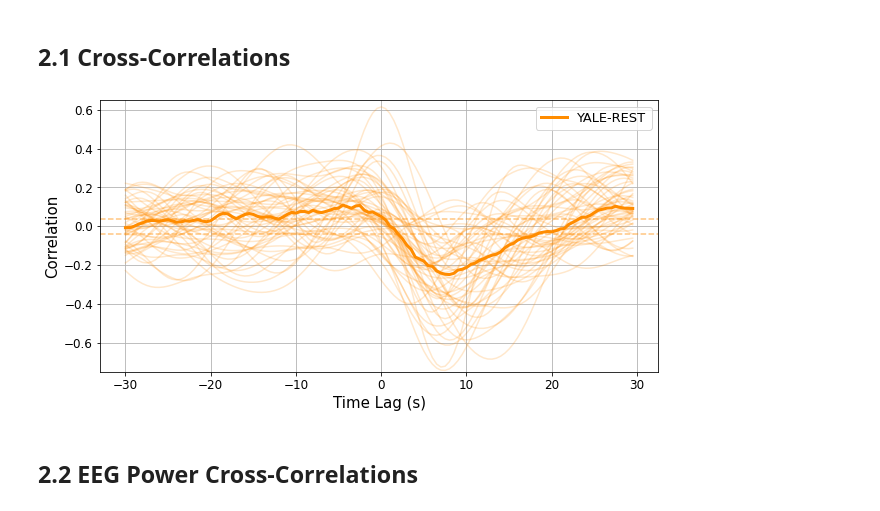
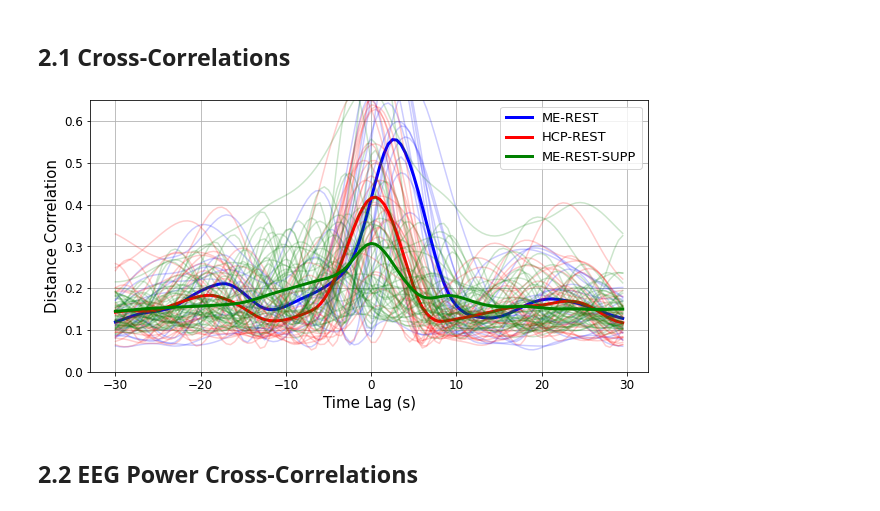
Before and after one commit to tsb46/fmri_arousal, a Jupyter notebook: analysis.ipynb, the cells around one changed output. Saved outputs shown, nothing was run; the diff lists cells and outputs as text; code cells hidden in the pictures.

```diff
--- a/analysis.ipynb
+++ b/analysis.ipynb
@@ -166,19 +162,21 @@ physio_label_dict = {
 # %%
 ## Choose:
 # Electrophysio Signals: PPG_LOW_NK, RESP_RVT_NK, PPG_HR_NK, PPG_PEAK_AMP, Alpha, Infraslow, csf, pupil
-e_signal = 'pupil'
+e_signal = 'csf'
 
 # dataset = ['chang', 'hcp', 'spreng', 'yale']
-datasets = ['yale']
+datasets = ['chang', 'hcp', 'spreng']
 
 
 # select time series similarity function ('correlation' or 'distance_correlation')
-corr_func = 'correlation'
+corr_func = 'distance_correlation'
 
 # set permutation parameters
-permute=True
+permute=False
 n_perm=100
-##
+
+# Max number of samples to display in cross-correlation plot
+n_max = 50
 
 fig, ax = plt.subplots(1,1, figsize=(10,5))
 
@@ -204,7 +202,6 @@ cc_len_dict = {
 
 # Create permutations
 if permute:
-    perm_vec =  {d: np.random.randint(-len_dict[d],len_dict[d], n_perm) for d in datasets}
     permute_cc = {d: [] for d in datasets}
 
 # create time series similarity function
@@ -226,17 +223,17 @@ for d in datasets:
     data_load = data_load_dict[d]
     for i in range(subj_list.shape[0]):
         # Load Subject
-        if d in ['chang','yale']:
+        if d in ['chang','spreng', 'yale']:
             if d == 'chang':
                 subj, scan = int(subj_list.iloc[i]['subject']), int(subj_list.iloc[i]['scan'])
+            elif d == 'spreng':
+                subj, scan = subj_list.iloc[i]['subject'], subj_list.iloc[i]['scan']
             elif d == 'yale':
                 subj, scan = subj_list.iloc[i]['subject'], int(subj_list.iloc[i]['scan'])
-            df = data_load(subj, scan, pca_dict[d][0][f'{subj}_{scan}'],
-                           pca_dict[d][1][f'{subj}_{scan}'], sf_dict[d])
+            df = data_load(subj, scan, pca_dict[d][f'{subj}_{scan}'], sf_dict[d])
         else:
             subj = subj_list.iloc[i]['subject']
-            df = data_load(subj, pca_dict[d][0][f'{subj}'],
-                           pca_dict[d][1][f'{subj}'], sf_dict[d])
+            df = data_load(subj, pca_dict[d][f'{subj}'], sf_dict[d])
         # Compute cross-correlation
         cc_list = ts_sim(df['pc1'].values, df[e_signal].values, cc_len_dict[d])
         f_interp = interp1d(cc_list[0]*(1/sf_dict[d]), cc_list[1], kind='cubic')
@@ -244,42 +241,42 @@ for d in datasets:
         # Create permutation distribution, if specified
         if permute:
             permute_subj_cc = []
-            for p in perm_vec[d]:
+            for p in range(n_perm):
                 # Supress divide by invalid value warning
                 with warnings.catch_warnings():
                     warnings.filterwarnings("ignore", message="invalid value encountered in true_divide")
                     surrogate = nk.signal_surrogate(df[e_signal].values, method='IAAFT',
                                                     max_iter=100, atol=1e-5, rtol=1e-6)
                 _, cc = ts_sim(df['pc1'].values, surrogate, cc_len_dict[d])
                 permute_subj_cc.append(cc)
             permute_cc[d].append(np.vstack(permute_subj_cc))
-
-    ax.plot(x_interp, np.median(interp_cc, axis=0), linewidth=3, color=color_dict[d], label=label_dict[d])
-    ax.plot(x_interp, np.array(interp_cc).T, color=color_dict[d], alpha=0.2)
+    ax.plot(x_interp, np.mean(interp_cc, axis=0), linewidth=3, color=color_dict[d], label=label_dict[d])
+    interp_cc_sample = interp_cc[:n_max]
+    ax.plot(x_interp, np.array(interp_cc_sample).T, color=color_dict[d], alpha=0.2)
 
 ax.grid(True)
 ax.legend(fontsize=13)
 ax.tick_params(axis='both', which='major', labelsize=12)
 ax.set_xlabel('Time Lag (s)', fontsize=15)
 if corr_func == 'correlation':
     ax.set_ylim([-0.75, 0.65])
     ax.set_ylabel('Correlation', fontsize=15)
 elif corr_func == 'distance_correlation':
     ax.set_ylim([0, 0.65])
     ax.set_ylabel('Distance Correlation', fontsize=15)
 
 if permute:
     for d in datasets:
         perm_concat = np.stack(permute_cc[d], axis=2)
         perm_avg = np.abs(np.mean(perm_concat, axis=2))
         p_05 = np.quantile(perm_avg, 0.95)
         if corr_func == 'correlation':
             ax.axhline(p_05, 0, 1, color=color_dict[d], alpha=0.5, linestyle = '--')
             ax.axhline(-p_05, 0, 1, color=color_dict[d], alpha=0.5, linestyle = '--')
         elif corr_func == 'distance_correlation':
             ax.axhline(p_05, 0, 1, color=color_dict[d], alpha=0.7, linestyle = '--')
 # %% [output]
-[figure, old version]
+[figure, new version]
 # %% [markdown]
 ## 2.2 EEG Power Cross-Correlations
 # %%
```
Also changed, not shown: parts of 11 cells of this notebook.
